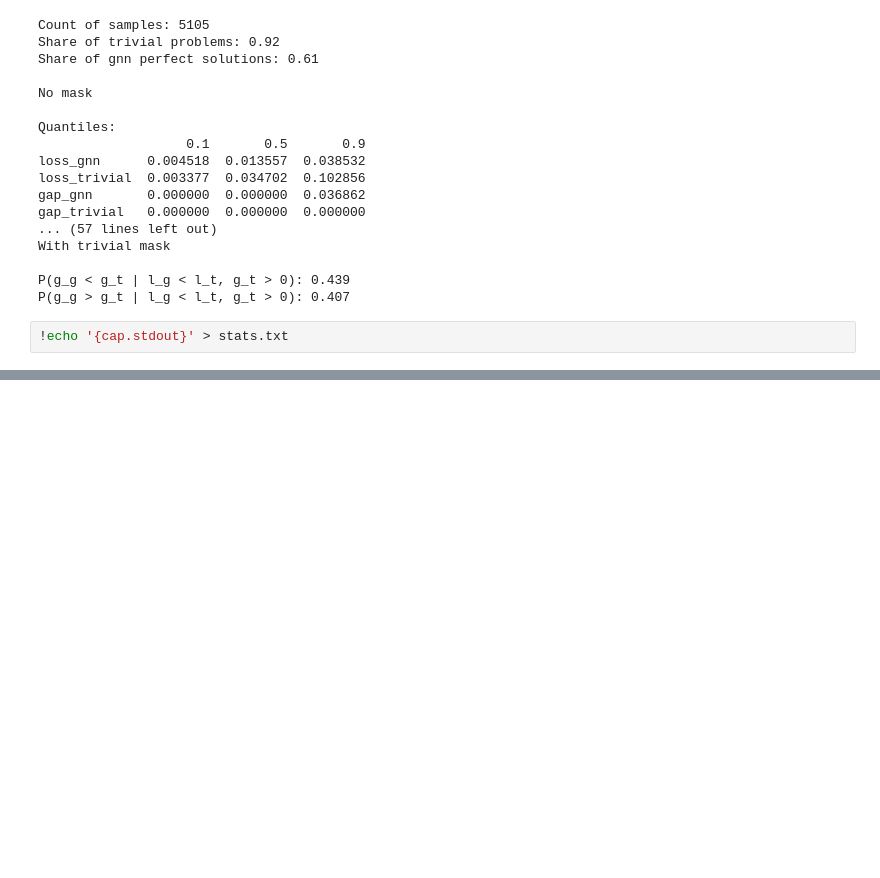
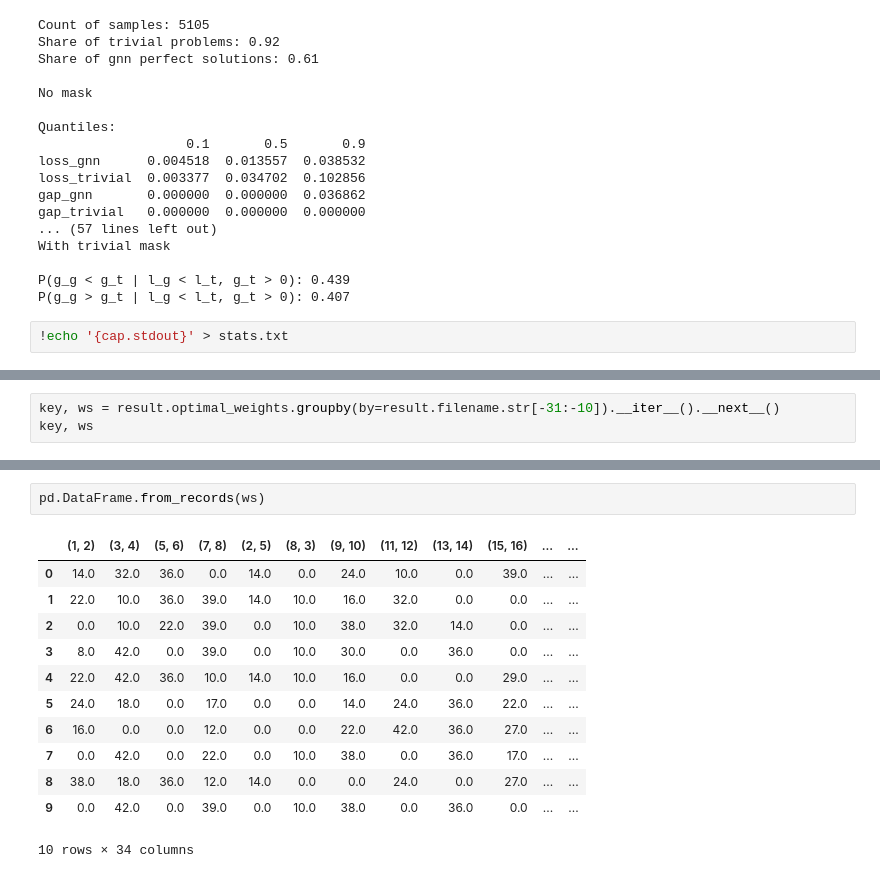
Before and after one commit to leevironty/thesis, a Jupyter notebook: latex/eval-plots.ipynb, the cells around one changed output, grey strips where cells are left out. Drawn from its saved outputs; the diff is of its cells as text; blank space fills up the shorter version.

```diff
--- a/latex/eval-plots.ipynb
+++ b/latex/eval-plots.ipynb
@@ -283,0 +329,3 @@ P(g_g > g_t | l_g < l_t, g_t > 0): 0.407
+# %%
+key, ws = result.optimal_weights.groupby(by=result.filename.str[-31:-10]).__iter__().__next__()
+key, ws
@@ -283,0 +345,15 @@ P(g_g > g_t | l_g < l_t, g_t > 0): 0.407
+# %%
+pd.DataFrame.from_records(ws)
+# %% [output]
+|  | (1, 2) | (3, 4) | (5, 6) | (7, 8) | (2, 5) | (8, 3) | (9, 10) | (11, 12) | (13, 14) | (15, 16) | ... | ... |
+| 0 | 14.0 | 32.0 | 36.0 | 0.0 | 14.0 | 0.0 | 24.0 | 10.0 | 0.0 | 39.0 | ... | ... |
+| 1 | 22.0 | 10.0 | 36.0 | 39.0 | 14.0 | 10.0 | 16.0 | 32.0 | 0.0 | 0.0 | ... | ... |
+| 2 | 0.0 | 10.0 | 22.0 | 39.0 | 0.0 | 10.0 | 38.0 | 32.0 | 14.0 | 0.0 | ... | ... |
+| 3 | 8.0 | 42.0 | 0.0 | 39.0 | 0.0 | 10.0 | 30.0 | 0.0 | 36.0 | 0.0 | ... | ... |
+| 4 | 22.0 | 42.0 | 36.0 | 10.0 | 14.0 | 10.0 | 16.0 | 0.0 | 0.0 | 29.0 | ... | ... |
+| 5 | 24.0 | 18.0 | 0.0 | 17.0 | 0.0 | 0.0 | 14.0 | 24.0 | 36.0 | 22.0 | ... | ... |
+| 6 | 16.0 | 0.0 | 0.0 | 12.0 | 0.0 | 0.0 | 22.0 | 42.0 | 36.0 | 27.0 | ... | ... |
+| 7 | 0.0 | 42.0 | 0.0 | 22.0 | 0.0 | 10.0 | 38.0 | 0.0 | 36.0 | 17.0 | ... | ... |
+| 8 | 38.0 | 18.0 | 36.0 | 12.0 | 14.0 | 0.0 | 0.0 | 24.0 | 0.0 | 27.0 | ... | ... |
+| 9 | 0.0 | 42.0 | 0.0 | 39.0 | 0.0 | 10.0 | 38.0 | 0.0 | 36.0 | 0.0 | ... | ... |
+10 rows × 34 columns
```
Also changed, not shown: parts of 21 cells of this notebook, 13 other files.
